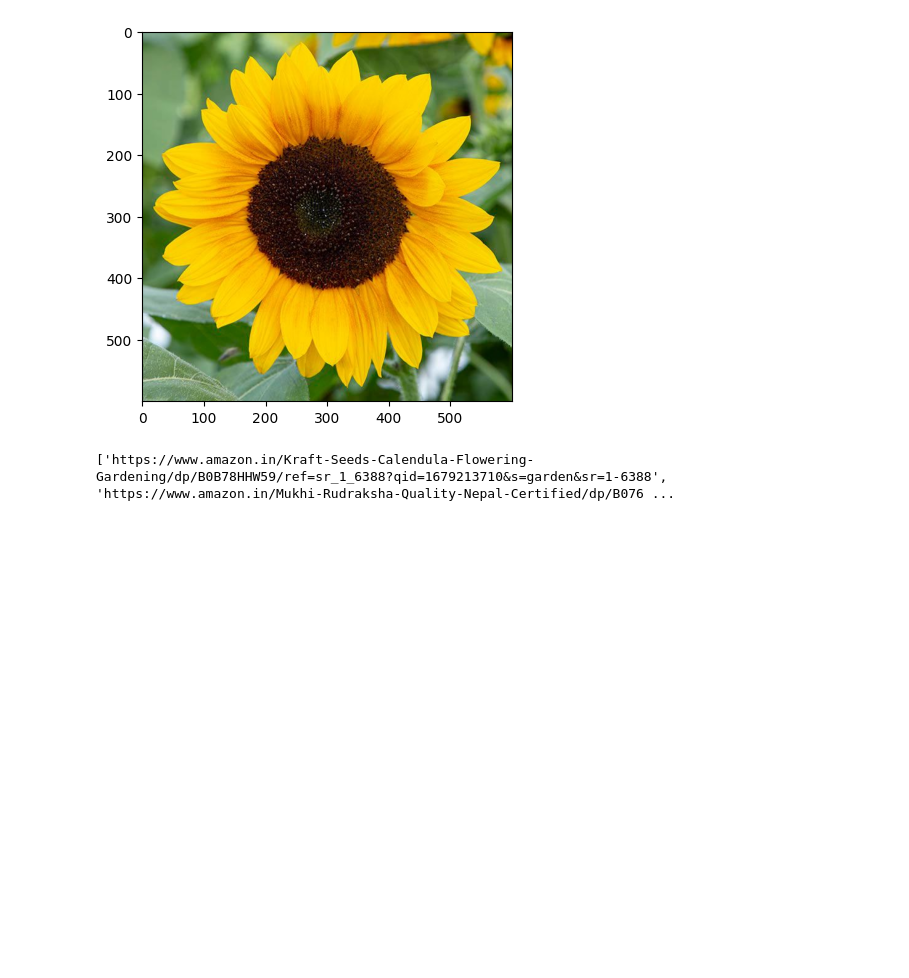
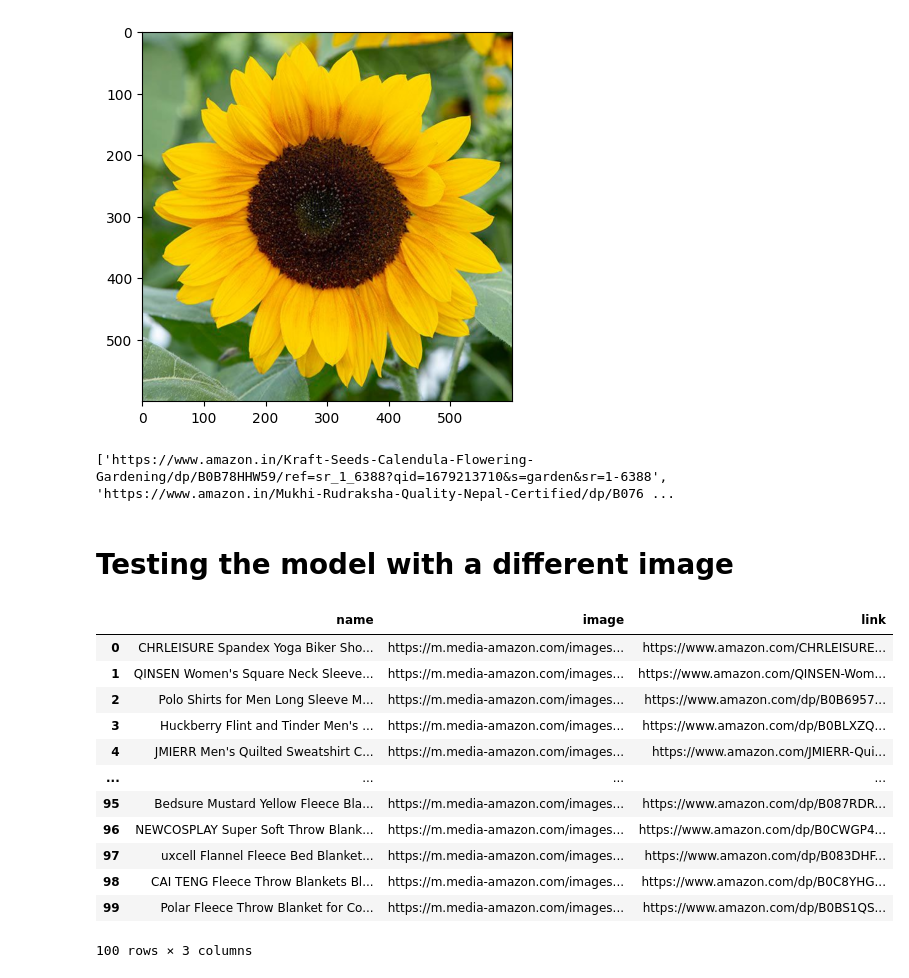
Before and after one commit to ObeyHack/Amazon-Image-matcher, a Jupyter notebook: model_evaluation/model_testing.ipynb, the cells around one changed output. Cells and saved outputs as stored; diff of their text form; code cells hidden in the pictures; blank space fills up the shorter version.

```diff
--- a/model_evaluation/model_testing.ipynb
+++ b/model_evaluation/model_testing.ipynb
@@ -22,3 +22,24 @@ links = match_model.predict(img_bytes)
 print(links)
 # %% [output]
 ['https://www.amazon.in/Kraft-Seeds-Calendula-Flowering-Gardening/dp/B0B78HHW59/ref=sr_1_6388?qid=1679213710&s=garden&sr=1-6388', 'https://www.amazon.in/Mukhi-Rudraksha-Quality-Nepal-Certified/dp/B076 ...
+# %% [markdown]
+# Testing the model with a different image
+# %%
+import pandas as pd
+test_df = pd.read_csv("amazon_products_sample_test.csv", encoding='iso-8859-1')
+# %%
+display(test_df)
+# %% [output]
+|  | name | image | link |
+| 0 | CHRLEISURE Spandex Yoga Biker Sho... | https://m.media-amazon.com/images... | https://www.amazon.com/CHRLEISURE... |
+| 1 | QINSEN Women's Square Neck Sleeve... | https://m.media-amazon.com/images... | https://www.amazon.com/QINSEN-Wom... |
+| 2 | Polo Shirts for Men Long Sleeve M... | https://m.media-amazon.com/images... | https://www.amazon.com/dp/B0B6957... |
+| 3 | Huckberry Flint and Tinder Men's ... | https://m.media-amazon.com/images... | https://www.amazon.com/dp/B0BLXZQ... |
+| 4 | JMIERR Men's Quilted Sweatshirt C... | https://m.media-amazon.com/images... | https://www.amazon.com/JMIERR-Qui... |
+| ... | ... | ... | ... |
+| 95 | Bedsure Mustard Yellow Fleece Bla... | https://m.media-amazon.com/images... | https://www.amazon.com/dp/B087RDR... |
+| 96 | NEWCOSPLAY Super Soft Throw Blank... | https://m.media-amazon.com/images... | https://www.amazon.com/dp/B0CWGP4... |
+| 97 | uxcell Flannel Fleece Bed Blanket... | https://m.media-amazon.com/images... | https://www.amazon.com/dp/B083DHF... |
+| 98 | CAI TENG Fleece Throw Blankets Bl... | https://m.media-amazon.com/images... | https://www.amazon.com/dp/B0C8YHG... |
+| 99 | Polar Fleece Throw Blanket for Co... | https://m.media-amazon.com/images... | https://www.amazon.com/dp/B0BS1QS... |
+100 rows × 3 columns
```
Also changed, not shown: parts of 3 cells of this notebook, 10 other files.
